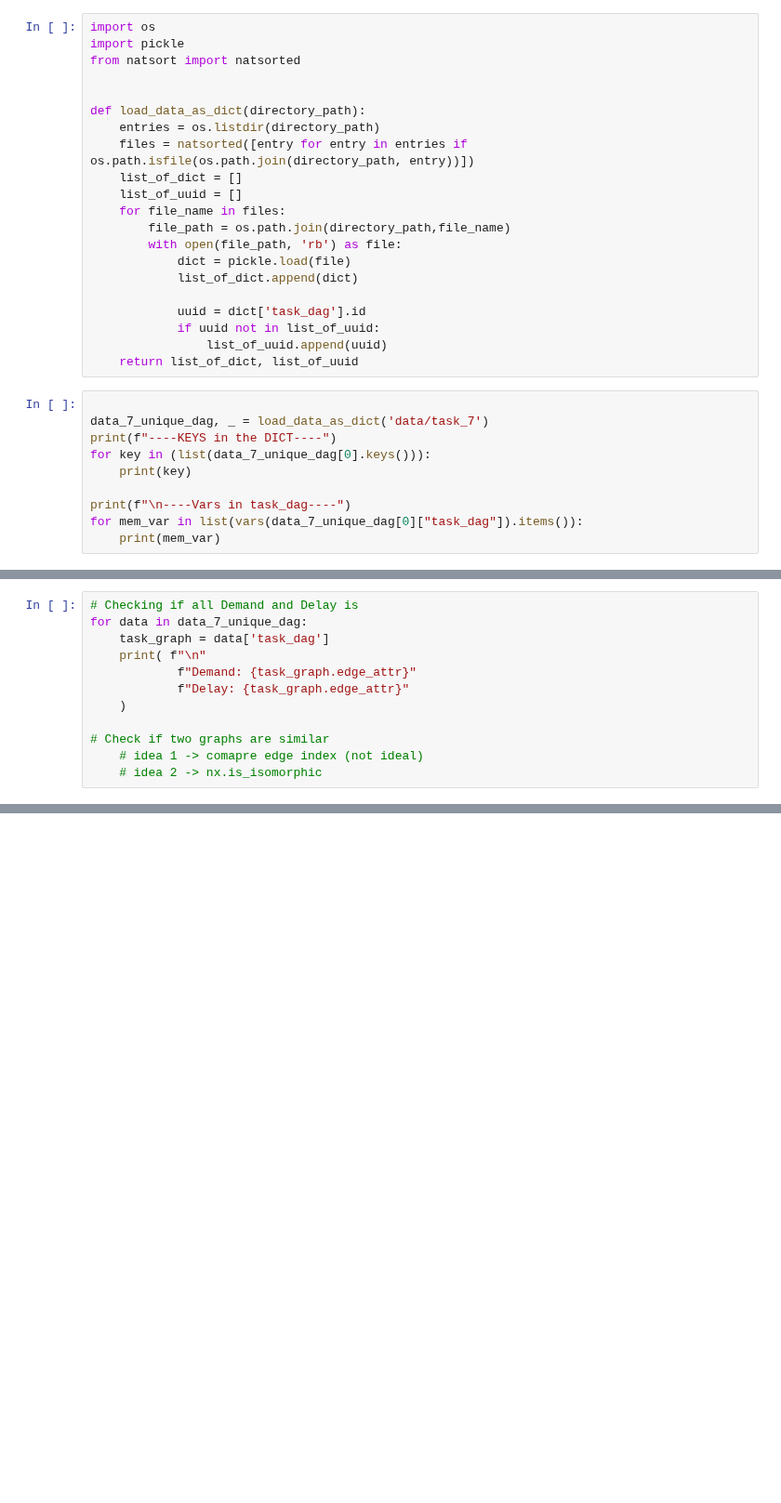
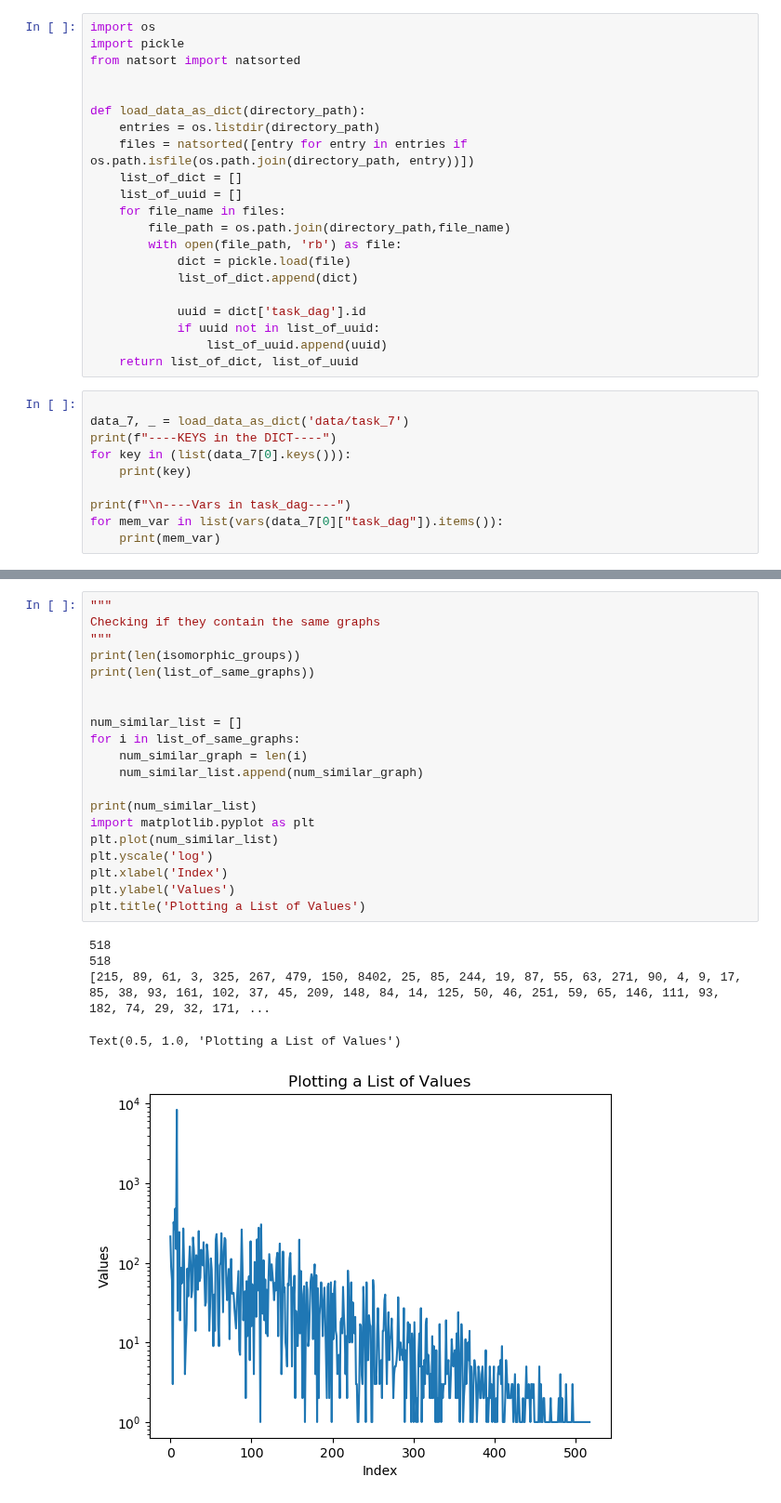
Before and after one commit to faseelmo/noc_latency_predictor, a Jupyter notebook: training_data/data_analysis.ipynb, the cells around one changed output, grey strips where cells are left out. Shown at 93% size. Drawn from its saved outputs; the diff is of its cells as text; blank space fills up the shorter version.

Commit message:
data analysis on unique dags

```diff
--- a/training_data/data_analysis.ipynb
+++ b/training_data/data_analysis.ipynb
@@ -21,13 +21,13 @@ def load_data_as_dict(directory_path):
     return list_of_dict, list_of_uuid
 # %%
 
-data_7_unique_dag, _ = load_data_as_dict('data/task_7')
+data_7, _ = load_data_as_dict('data/task_7')
 print(f"----KEYS in the DICT----")
-for key in (list(data_7_unique_dag[0].keys())):
+for key in (list(data_7[0].keys())):
     print(key)
 
 print(f"\n----Vars in task_dag----")
-for mem_var in list(vars(data_7_unique_dag[0]["task_dag"]).items()):
+for mem_var in list(vars(data_7[0]["task_dag"]).items()):
     print(mem_var)
 # %% [output]
 ----KEYS in the DICT----
@@ -50,12 +49,0 @@ avg_network_lat
-# %%
-# Checking if all Demand and Delay is
-for data in data_7_unique_dag:
-    task_graph = data['task_dag']
-    print( f"\n"
-            f"Demand: {task_graph.edge_attr}"
-            f"Delay: {task_graph.edge_attr}"
-    )
-
-# Check if two graphs are similar
-    # idea 1 -> comapre edge index (not ideal)
-    # idea 2 -> nx.is_isomorphic
@@ -82,0 +85,26 @@ Demand: {('Start', 1): 1, ('Start', 2): 1, ('Start', 3): 1, ('Start', 4): 1, ('S
+# %%
+"""
+Checking if they contain the same graphs
+"""
+print(len(isomorphic_groups))
+print(len(list_of_same_graphs))
+
+
+num_similar_list = []
+for i in list_of_same_graphs:
+    num_similar_graph = len(i)
+    num_similar_list.append(num_similar_graph)
+
+print(num_similar_list)
+import matplotlib.pyplot as plt
+plt.plot(num_similar_list)
+plt.yscale('log')
+plt.xlabel('Index')
+plt.ylabel('Values')
+plt.title('Plotting a List of Values')
+# %% [output]
+518
+518
+[215, 89, 61, 3, 325, 267, 479, 150, 8402, 25, 85, 244, 19, 87, 55, 63, 271, 90, 4, 9, 17, 85, 38, 93, 161, 102, 37, 45, 209, 148, 84, 14, 125, 50, 46, 251, 59, 65, 146, 111, 93, 182, 74, 29, 32, 171, ...
+Text(0.5, 1.0, 'Plotting a List of Values')
+[figure, added]
```
Also changed, not shown: parts of 7 cells of this notebook, 4 other files.
